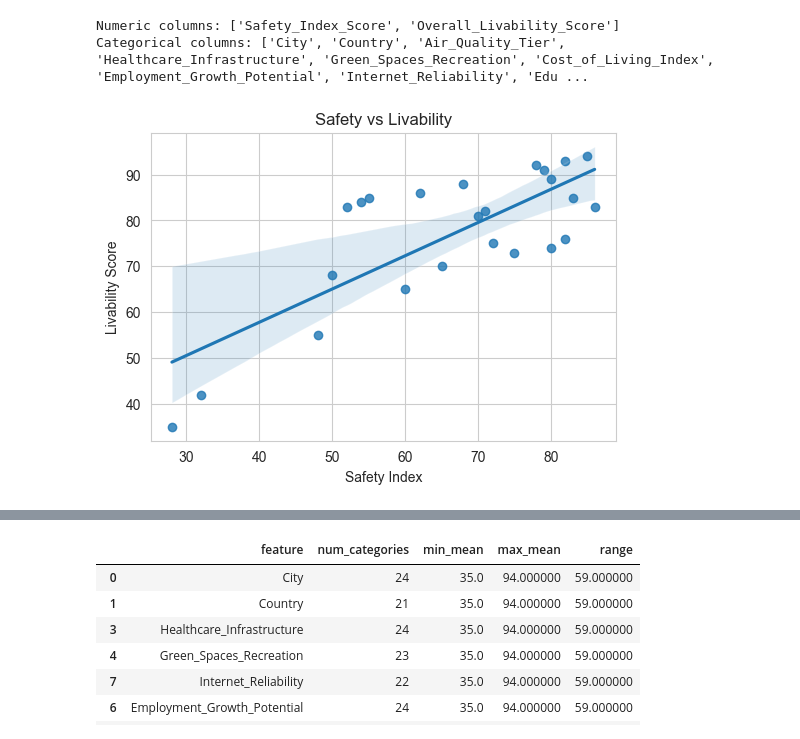
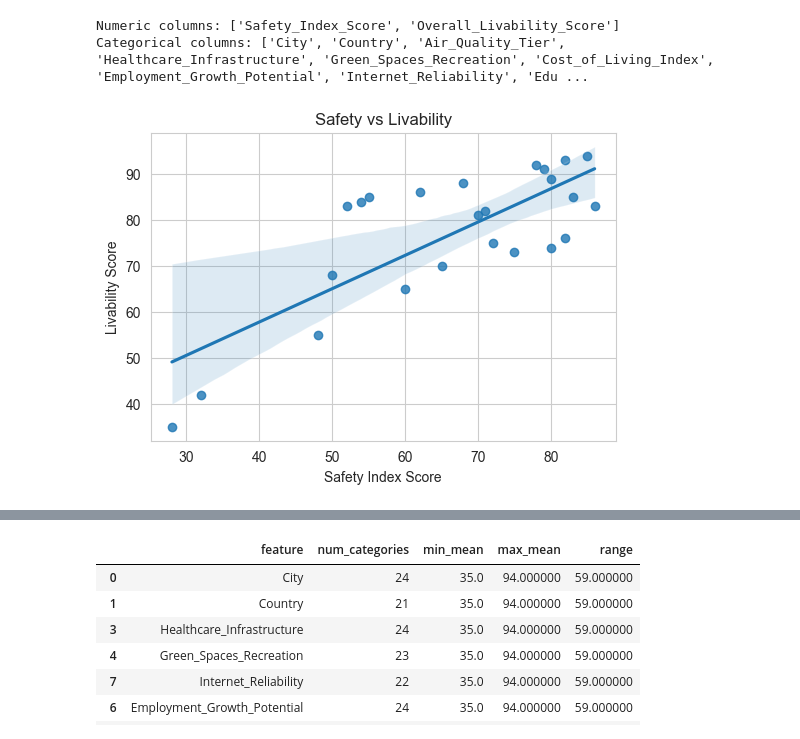
Before and after one commit to codingirl99/urban-intelligence, a Jupyter notebook: notebooks/1_data_eda.ipynb, the cells around one changed output, grey strips where cells are left out. Saved outputs shown, nothing was run; the diff lists cells and outputs as text; code cells hidden in the pictures.

```diff
--- a/notebooks/1_data_eda.ipynb
+++ b/notebooks/1_data_eda.ipynb
@@ -73,19 +81,21 @@ print("Categorical columns:", list(cat_cols))
 Numeric columns: ['Safety_Index_Score', 'Overall_Livability_Score']
 Categorical columns: ['City', 'Country', 'Air_Quality_Tier', 'Healthcare_Infrastructure', 'Green_Spaces_Recreation', 'Cost_of_Living_Index', 'Employment_Growth_Potential', 'Internet_Reliability', 'Edu ...
 # %%
+# relationship between safety and livability
+
 plt.figure(figsize=(6, 4))
 
 sns.regplot(
     data=df,
     x="Safety_Index_Score",
     y=target
 )
 
 plt.title("Safety vs Livability")
-plt.xlabel("Safety Index")
+plt.xlabel("Safety Index Score")
 plt.ylabel("Livability Score")
 
 plt.show()
 # %% [output]
-[figure, old version]
+[figure, new version]
 # %%
```
Also changed, not shown: parts of 18 cells of this notebook.
